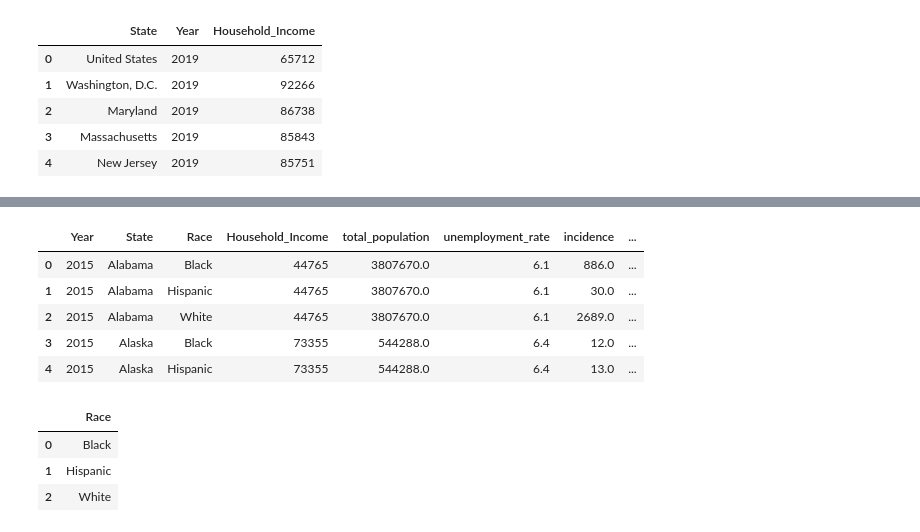
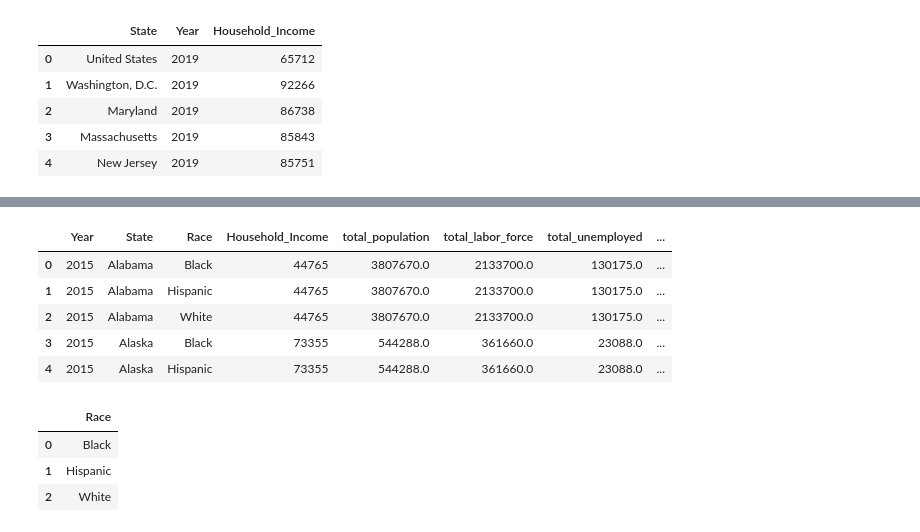
Before and after one commit to emilymees/Project-One, a Jupyter notebook: main - DEV.ipynb, the cells around one changed output, grey strips where cells are left out. Saved outputs shown, nothing was run; the diff lists cells and outputs as text; code cells hidden in the pictures.

```diff
--- a/main - DEV.ipynb
+++ b/main - DEV.ipynb
@@ -121,17 +121,18 @@ df_merge3 = df_merge2.loc[(~df_merge2['unemployment_rate'].isna())].copy()
 # %%
 # Unstack Incidence and Mortality
 df_merge3['incidence'] = df_merge3.loc[df_merge3['Question'] == 'incidence', 'DataValue']
 df_merge3['mortality'] = df_merge3.loc[df_merge3['Question'] == 'mortality', 'DataValue']
-df_clean = df_merge3.groupby(['Year', 'State', 'Race', 'Household_Income', 'total_population',
+df_clean = df_merge3.groupby(['Year', 'State', 'Race', 'Household_Income', 'total_population', 'total_labor_force', 'total_unemployed',
                                'unemployment_rate'], as_index=False).agg({'incidence': 'sum', 'mortality': 'sum'})
+df_clean['unemployed (000)'] = df_clean['total_unemployed'] / 100
 df_clean.head()
 # %% [output]
-|  | Year | State | Race | Household_Income | total_population | unemployment_rate | incidence | ... |
-| 0 | 2015 | Alabama | Black | 44765 | 3807670.0 | 6.1 | 886.0 | ... |
-| 1 | 2015 | Alabama | Hispanic | 44765 | 3807670.0 | 6.1 | 30.0 | ... |
-| 2 | 2015 | Alabama | White | 44765 | 3807670.0 | 6.1 | 2689.0 | ... |
-| 3 | 2015 | Alaska | Black | 73355 | 544288.0 | 6.4 | 12.0 | ... |
-| 4 | 2015 | Alaska | Hispanic | 73355 | 544288.0 | 6.4 | 13.0 | ... |
+|  | Year | State | Race | Household_Income | total_population | total_labor_force | total_unemployed | ... |
+| 0 | 2015 | Alabama | Black | 44765 | 3807670.0 | 2133700.0 | 130175.0 | ... |
+| 1 | 2015 | Alabama | Hispanic | 44765 | 3807670.0 | 2133700.0 | 130175.0 | ... |
+| 2 | 2015 | Alabama | White | 44765 | 3807670.0 | 2133700.0 | 130175.0 | ... |
+| 3 | 2015 | Alaska | Black | 73355 | 544288.0 | 361660.0 | 23088.0 | ... |
+| 4 | 2015 | Alaska | Hispanic | 73355 | 544288.0 | 361660.0 | 23088.0 | ... |
 # %%
 # Create Race Dataframe as iterator for loop
 df_race = df_clean.groupby('Race', as_index=False)['Race'].first()
```
Also changed, not shown: parts of 4 cells of this notebook, 1 other file.
